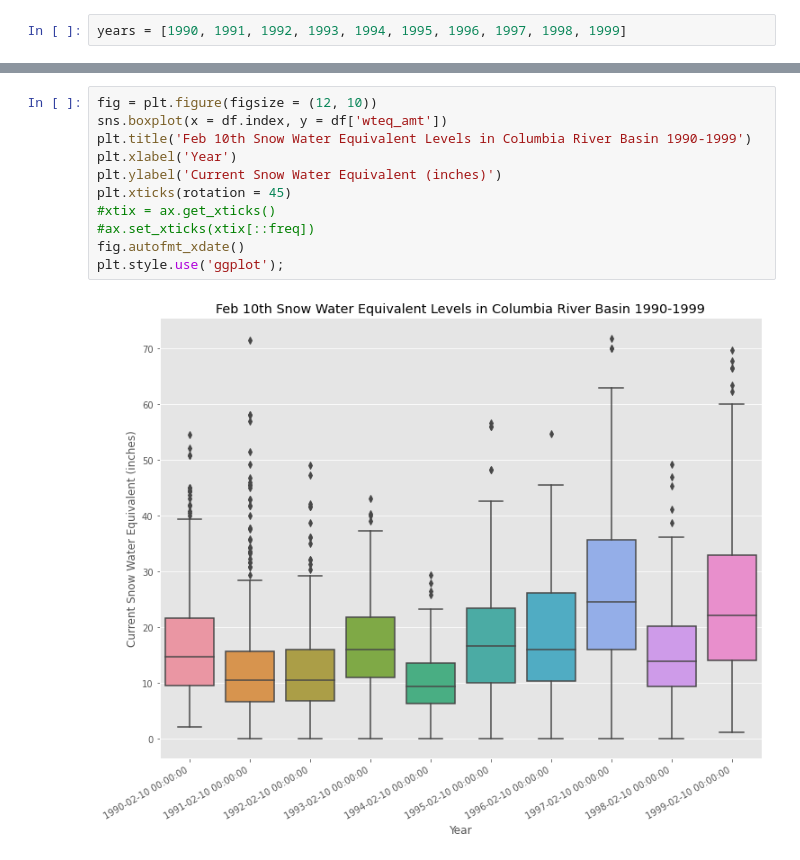
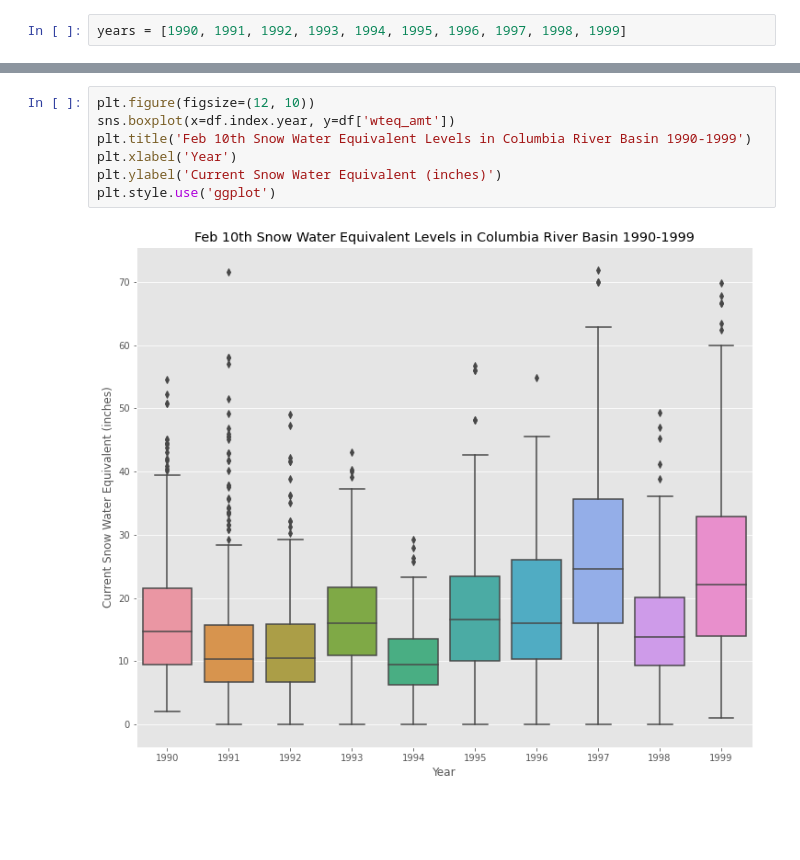
Before and after one commit to sehyeager/snotel_forecasting, a Jupyter notebook: grant.ipynb, the cells around one changed output, grey strips where cells are left out. Saved outputs shown, nothing was run; the diff lists cells and outputs as text; blank space fills up the shorter version.

```diff
--- a/grant.ipynb
+++ b/grant.ipynb
@@ -475,16 +571,12 @@ df.corr()
 | prec_wytd_avg | 0.305668 | -0.617812 | 0.459642 | 0.634537 | -0.003841 | 0.843699 | 1.000000 | ... |
 | prec_wytd_pctavg | 0.076294 | 0.003149 | 0.448226 | 0.045614 | 0.696751 | 0.472664 | 0.045258 | ... |
 # %%
-fig = plt.figure(figsize = (12, 10))
-sns.boxplot(x = df.index, y = df['wteq_amt'])
+plt.figure(figsize=(12, 10))
+sns.boxplot(x=df.index.year, y=df['wteq_amt'])
 plt.title('Feb 10th Snow Water Equivalent Levels in Columbia River Basin 1990-1999')
 plt.xlabel('Year')
 plt.ylabel('Current Snow Water Equivalent (inches)')
-plt.xticks(rotation = 45)
-#xtix = ax.get_xticks()
-#ax.set_xticks(xtix[::freq])
-fig.autofmt_xdate()
-plt.style.use('ggplot');
+plt.style.use('ggplot')
 # %% [output]
-[figure, old version]
+[figure, new version]
 # %%
```
Also changed, not shown: parts of 54 cells of this notebook, 1 other file.
